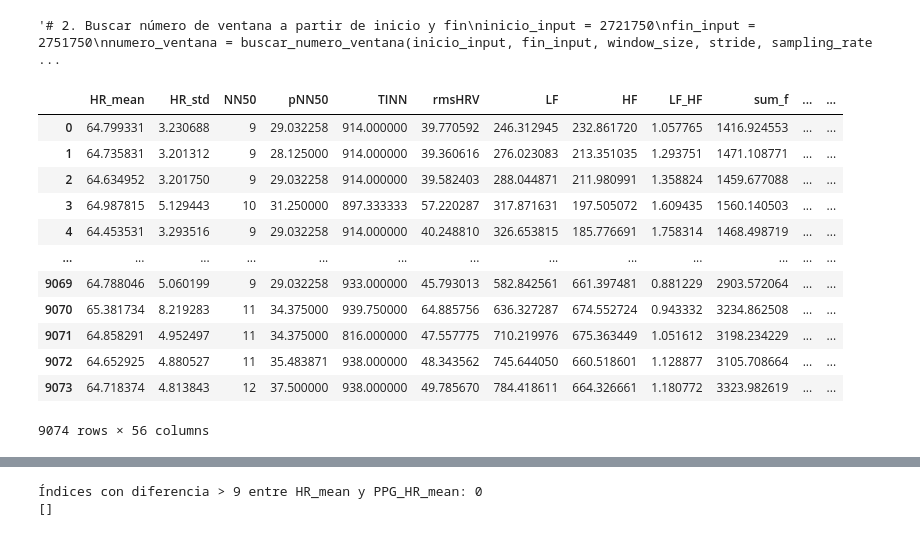
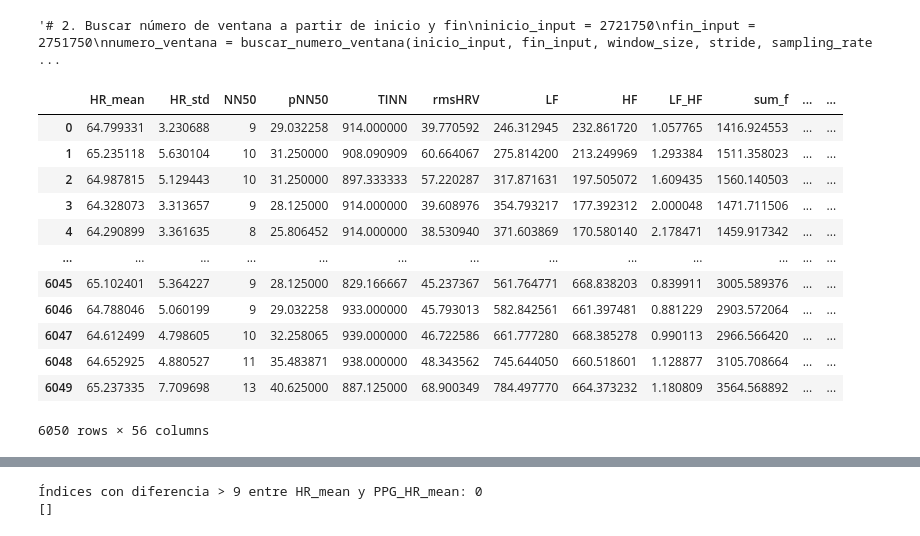
Before and after one commit to GusGus27/WESAD_tests, a Jupyter notebook: EDA_stress.ipynb, the cells around one changed output, grey strips where cells are left out. Saved outputs shown, nothing was run; the diff lists cells and outputs as text; code cells hidden in the pictures.

```diff
--- a/EDA_stress.ipynb
+++ b/EDA_stress.ipynb
@@ -56,24 +56,24 @@ Ventana 4251 va de la muestra 2125000:2155000
 # %%
 import pandas as pd
 
 # Carga el dataset
-df = pd.read_csv(r"features_30_050\4_features.csv")
+df = pd.read_csv(r"features_30_075\4_features.csv")
 # Ver las primeras filas
 df
 # %% [output]
 |  | HR_mean | HR_std | NN50 | pNN50 | TINN | rmsHRV | LF | HF | LF_HF | sum_f | ... | ... |
 | 0 | 64.799331 | 3.230688 | 9 | 29.032258 | 914.000000 | 39.770592 | 246.312945 | 232.861720 | 1.057765 | 1416.924553 | ... | ... |
-| 1 | 64.735831 | 3.201312 | 9 | 28.125000 | 914.000000 | 39.360616 | 276.023083 | 213.351035 | 1.293751 | 1471.108771 | ... | ... |
-| 2 | 64.634952 | 3.201750 | 9 | 29.032258 | 914.000000 | 39.582403 | 288.044871 | 211.980991 | 1.358824 | 1459.677088 | ... | ... |
-| 3 | 64.987815 | 5.129443 | 10 | 31.250000 | 897.333333 | 57.220287 | 317.871631 | 197.505072 | 1.609435 | 1560.140503 | ... | ... |
-| 4 | 64.453531 | 3.293516 | 9 | 29.032258 | 914.000000 | 40.248810 | 326.653815 | 185.776691 | 1.758314 | 1468.498719 | ... | ... |
+| 1 | 65.235118 | 5.630104 | 10 | 31.250000 | 908.090909 | 60.664067 | 275.814200 | 213.249969 | 1.293384 | 1511.358023 | ... | ... |
+| 2 | 64.987815 | 5.129443 | 10 | 31.250000 | 897.333333 | 57.220287 | 317.871631 | 197.505072 | 1.609435 | 1560.140503 | ... | ... |
+| 3 | 64.328073 | 3.313657 | 9 | 28.125000 | 914.000000 | 39.608976 | 354.793217 | 177.392312 | 2.000048 | 1471.711506 | ... | ... |
+| 4 | 64.290899 | 3.361635 | 8 | 25.806452 | 914.000000 | 38.530940 | 371.603869 | 170.580140 | 2.178471 | 1459.917342 | ... | ... |
 | ... | ... | ... | ... | ... | ... | ... | ... | ... | ... | ... | ... | ... |
-| 9069 | 64.788046 | 5.060199 | 9 | 29.032258 | 933.000000 | 45.793013 | 582.842561 | 661.397481 | 0.881229 | 2903.572064 | ... | ... |
-| 9070 | 65.381734 | 8.219283 | 11 | 34.375000 | 939.750000 | 64.885756 | 636.327287 | 674.552724 | 0.943332 | 3234.862508 | ... | ... |
-| 9071 | 64.858291 | 4.952497 | 11 | 34.375000 | 816.000000 | 47.557775 | 710.219976 | 675.363449 | 1.051612 | 3198.234229 | ... | ... |
-| 9072 | 64.652925 | 4.880527 | 11 | 35.483871 | 938.000000 | 48.343562 | 745.644050 | 660.518601 | 1.128877 | 3105.708664 | ... | ... |
-| 9073 | 64.718374 | 4.813843 | 12 | 37.500000 | 938.000000 | 49.785670 | 784.418611 | 664.326661 | 1.180772 | 3323.982619 | ... | ... |
+| 6045 | 65.102401 | 5.364227 | 9 | 28.125000 | 829.166667 | 45.237367 | 561.764771 | 668.838203 | 0.839911 | 3005.589376 | ... | ... |
+| 6046 | 64.788046 | 5.060199 | 9 | 29.032258 | 933.000000 | 45.793013 | 582.842561 | 661.397481 | 0.881229 | 2903.572064 | ... | ... |
+| 6047 | 64.612499 | 4.798605 | 10 | 32.258065 | 939.000000 | 46.722586 | 661.777280 | 668.385278 | 0.990113 | 2966.566420 | ... | ... |
+| 6048 | 64.652925 | 4.880527 | 11 | 35.483871 | 938.000000 | 48.343562 | 745.644050 | 660.518601 | 1.128877 | 3105.708664 | ... | ... |
+| 6049 | 65.237335 | 7.709698 | 13 | 40.625000 | 887.125000 | 68.900349 | 784.497770 | 664.373232 | 1.180809 | 3564.568892 | ... | ... |
-9074 rows × 56 columns
+6050 rows × 56 columns
 # %%
 # Dimensiones del dataset (filas, columnas)
 print("Dimensiones:", df.shape)
```
Also changed, not shown: 3 other files.
